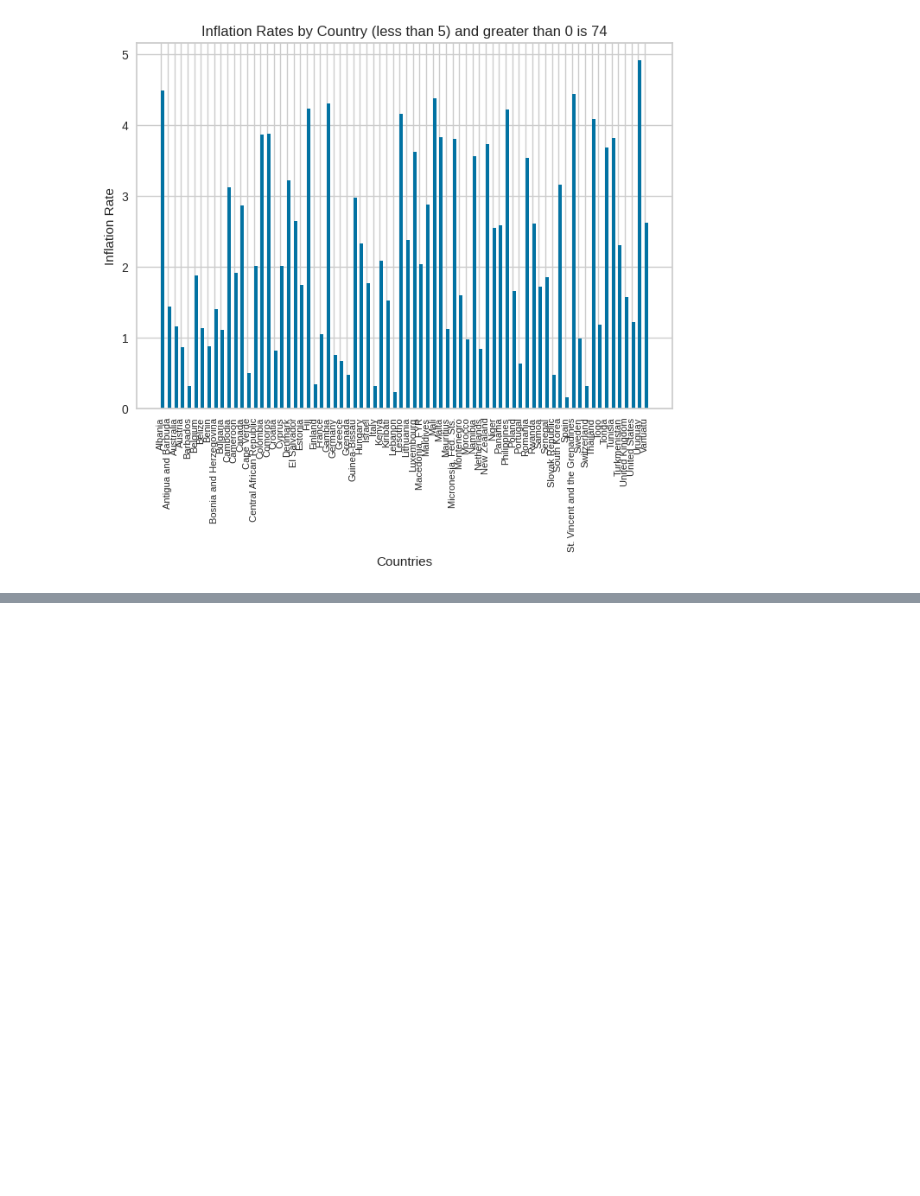
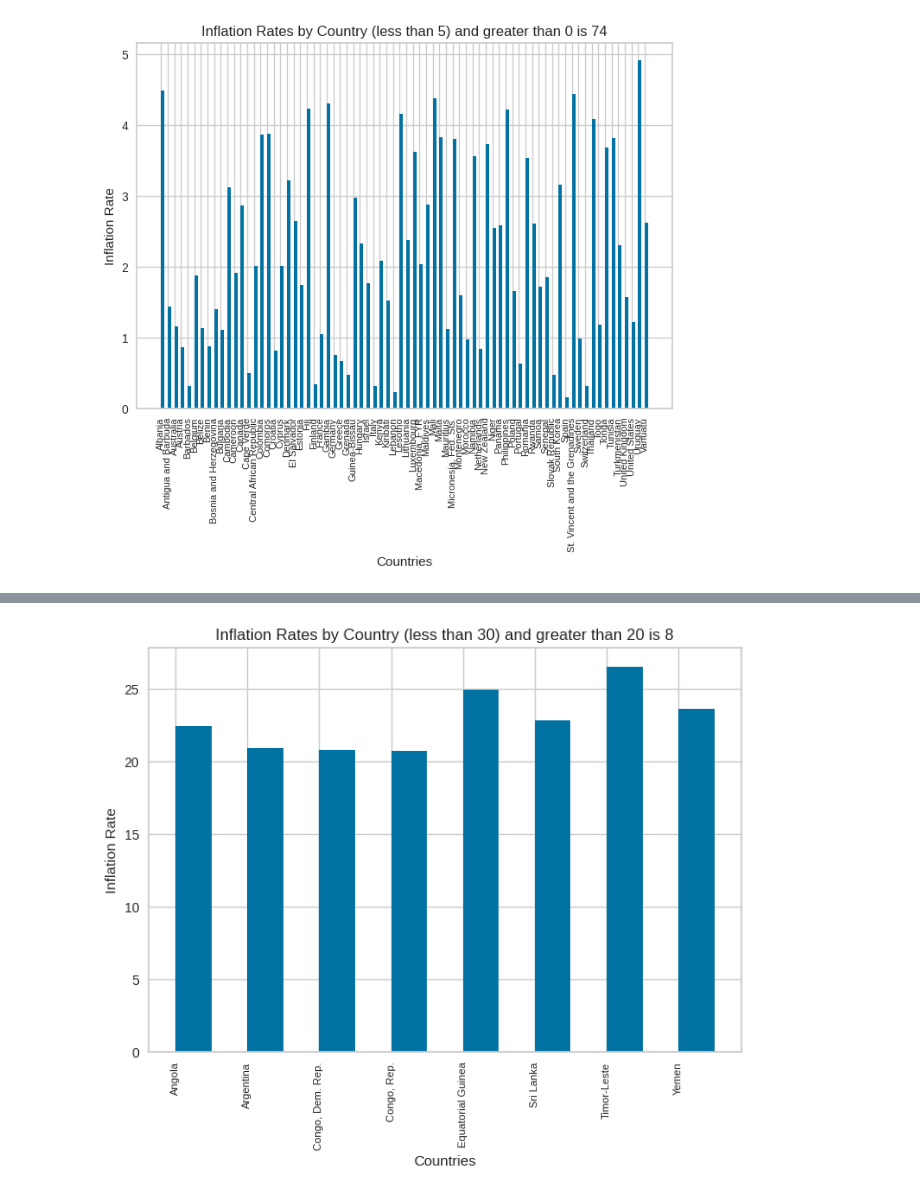
Before and after one commit to prathyusha-reddy-arch/DataVisualisation, a Jupyter notebook: ProjectInc2.ipynb, the cells around one changed output, grey strips where cells are left out. Cells and saved outputs as stored; diff of their text form; code cells hidden in the pictures; blank space fills up the shorter version.

```diff
--- a/ProjectInc2.ipynb
+++ b/ProjectInc2.ipynb
@@ -107,0 +120,4 @@ inflation_rate(0,5)
+# %%
+inflation_rate(20,30)
+# %% [output]
+[figure, added]
```
Also changed, not shown: parts of 6 cells of this notebook.
